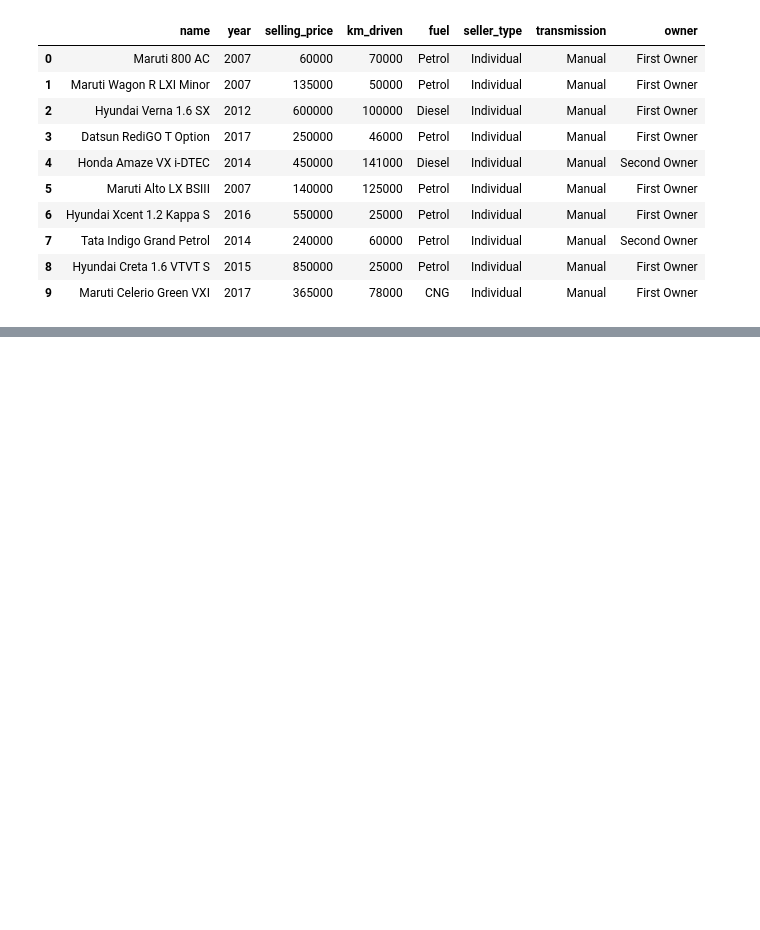
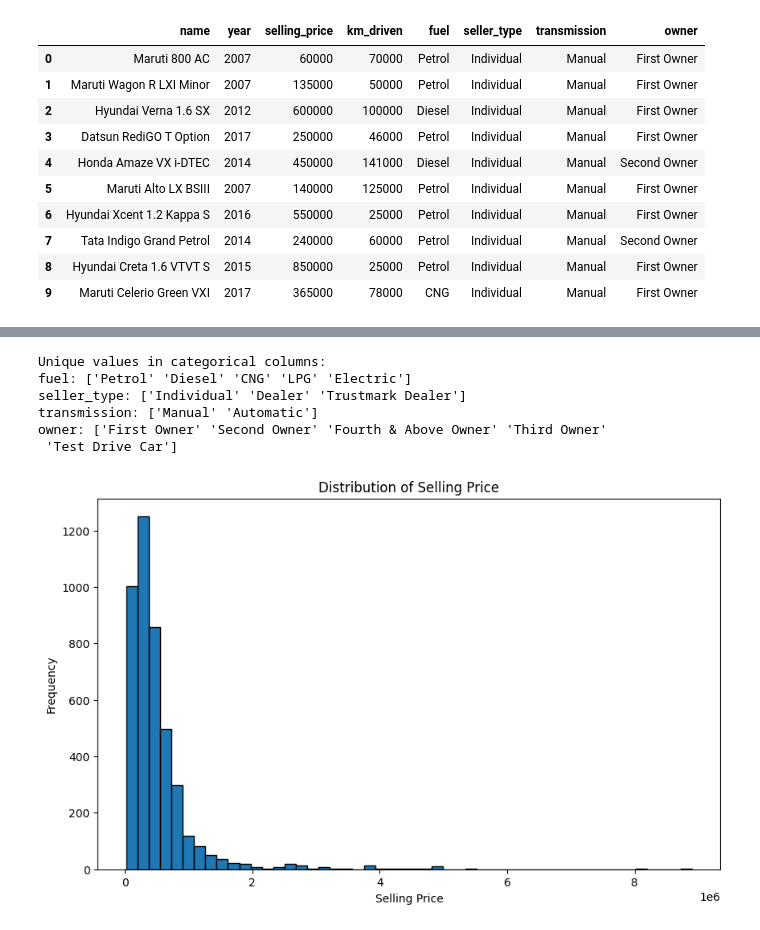
Before and after one commit to ArihantJain007/Vehicle-Price-Prediction, a Jupyter notebook: notebooks/baseline.ipynb, the cells around one changed output, grey strips where cells are left out. Saved outputs shown, nothing was run; the diff lists cells and outputs as text; code cells hidden in the pictures; blank space fills up the shorter version.

```diff
--- a/notebooks/baseline.ipynb
+++ b/notebooks/baseline.ipynb
@@ -20,0 +72,20 @@ raw_df.head(10)
+# %%
+print("Unique values in categorical columns:")
+for col in ['fuel', 'seller_type', 'transmission', 'owner']:
+    print(f"{col}: {raw_df[col].unique()}")
+# %% [output]
+Unique values in categorical columns:
+fuel: ['Petrol' 'Diesel' 'CNG' 'LPG' 'Electric']
+seller_type: ['Individual' 'Dealer' 'Trustmark Dealer']
+transmission: ['Manual' 'Automatic']
+owner: ['First Owner' 'Second Owner' 'Fourth & Above Owner' 'Third Owner'
+ 'Test Drive Car']
+# %%
+plt.figure(figsize=(10,6))
+plt.hist(raw_df['selling_price'], bins=50, edgecolor='black')
+plt.title('Distribution of Selling Price')
+plt.xlabel('Selling Price')
+plt.ylabel('Frequency')
+plt.show()
+# %% [output]
+[figure, added]
```
Also changed, not shown: parts of 22 cells of this notebook.
